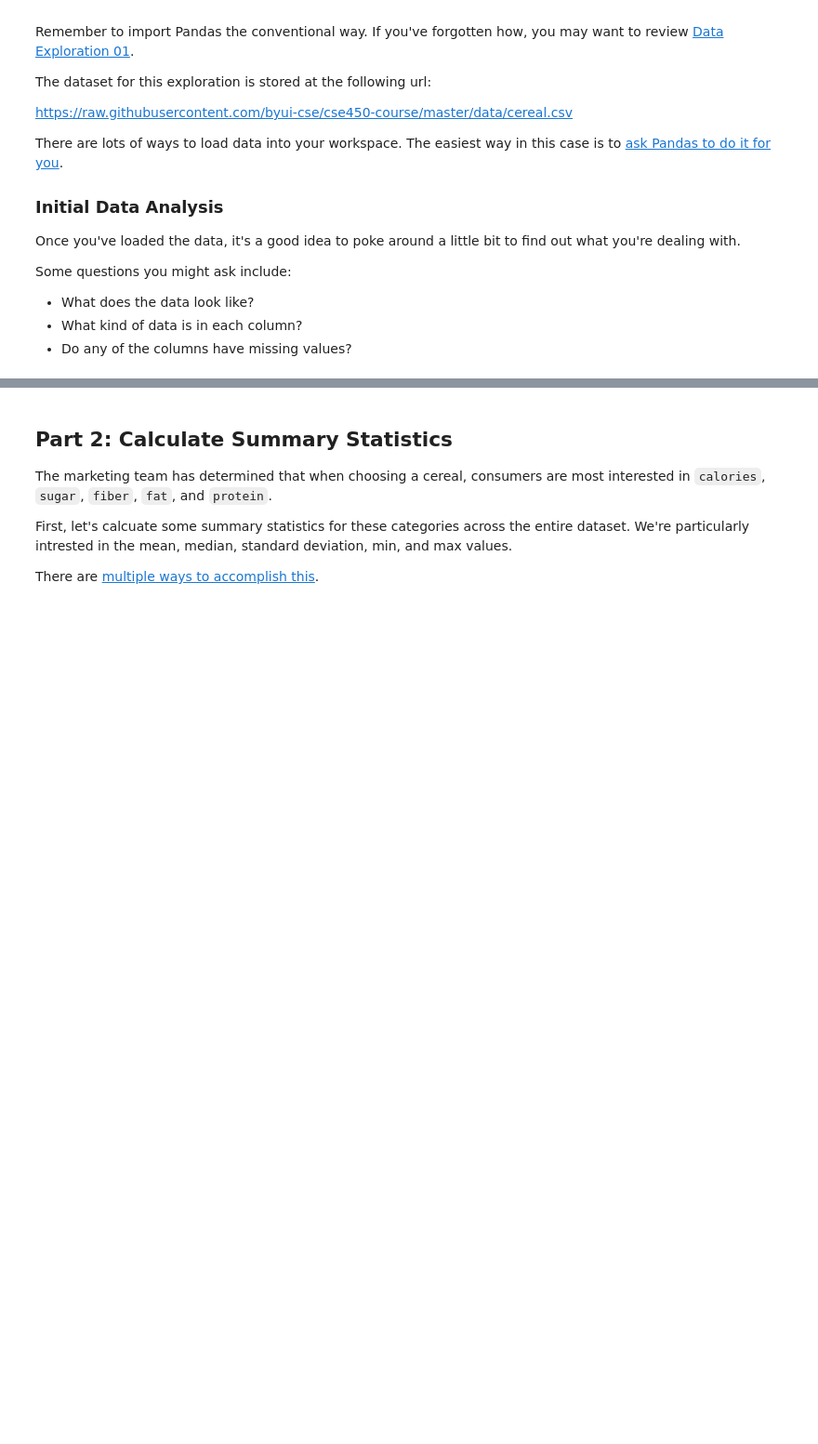
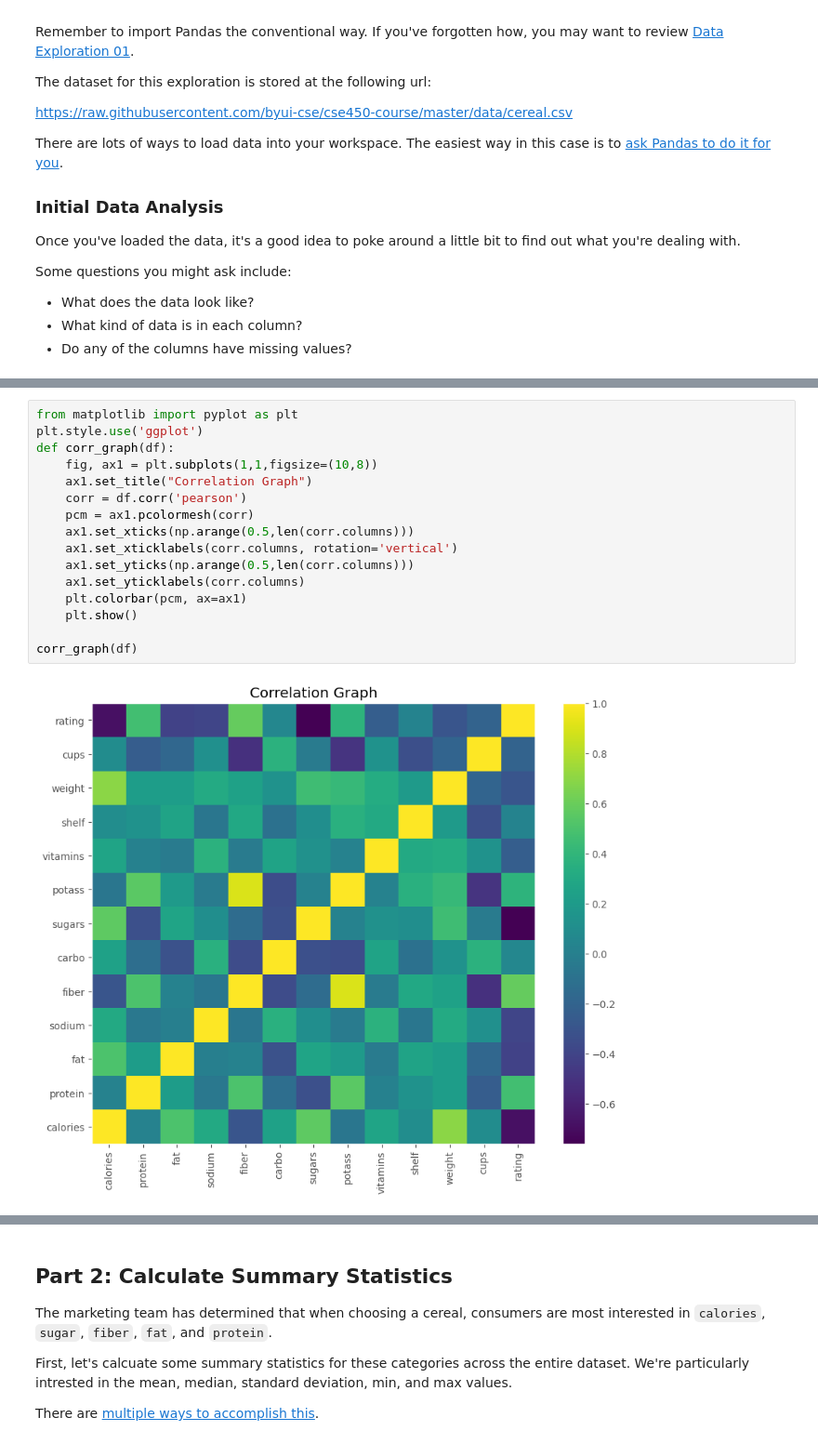
Before and after one commit to josegabrielguerrero26/CSE450-machinelearning, a Jupyter notebook: notebooks/Exploration_02.ipynb, the cells around one changed output, grey strips where cells are left out. Shown at 93% size. Saved outputs shown, nothing was run; the diff lists cells and outputs as text; blank space fills up the shorter version.

```diff
--- a/notebooks/Exploration_02.ipynb
+++ b/notebooks/Exploration_02.ipynb
@@ -66,0 +83,18 @@ memory usage: 9.8+ KB
+# %%
+from matplotlib import pyplot as plt
+plt.style.use('ggplot')
+def corr_graph(df):
+    fig, ax1 = plt.subplots(1,1,figsize=(10,8))
+    ax1.set_title("Correlation Graph")
+    corr = df.corr('pearson')
+    pcm = ax1.pcolormesh(corr)
+    ax1.set_xticks(np.arange(0.5,len(corr.columns)))
+    ax1.set_xticklabels(corr.columns, rotation='vertical')
+    ax1.set_yticks(np.arange(0.5,len(corr.columns)))
+    ax1.set_yticklabels(corr.columns)
+    plt.colorbar(pcm, ax=ax1)
+    plt.show()
+
+corr_graph(df)
+# %% [output]
+[figure, added]
```
Also changed, not shown: parts of 4 cells of this notebook.
